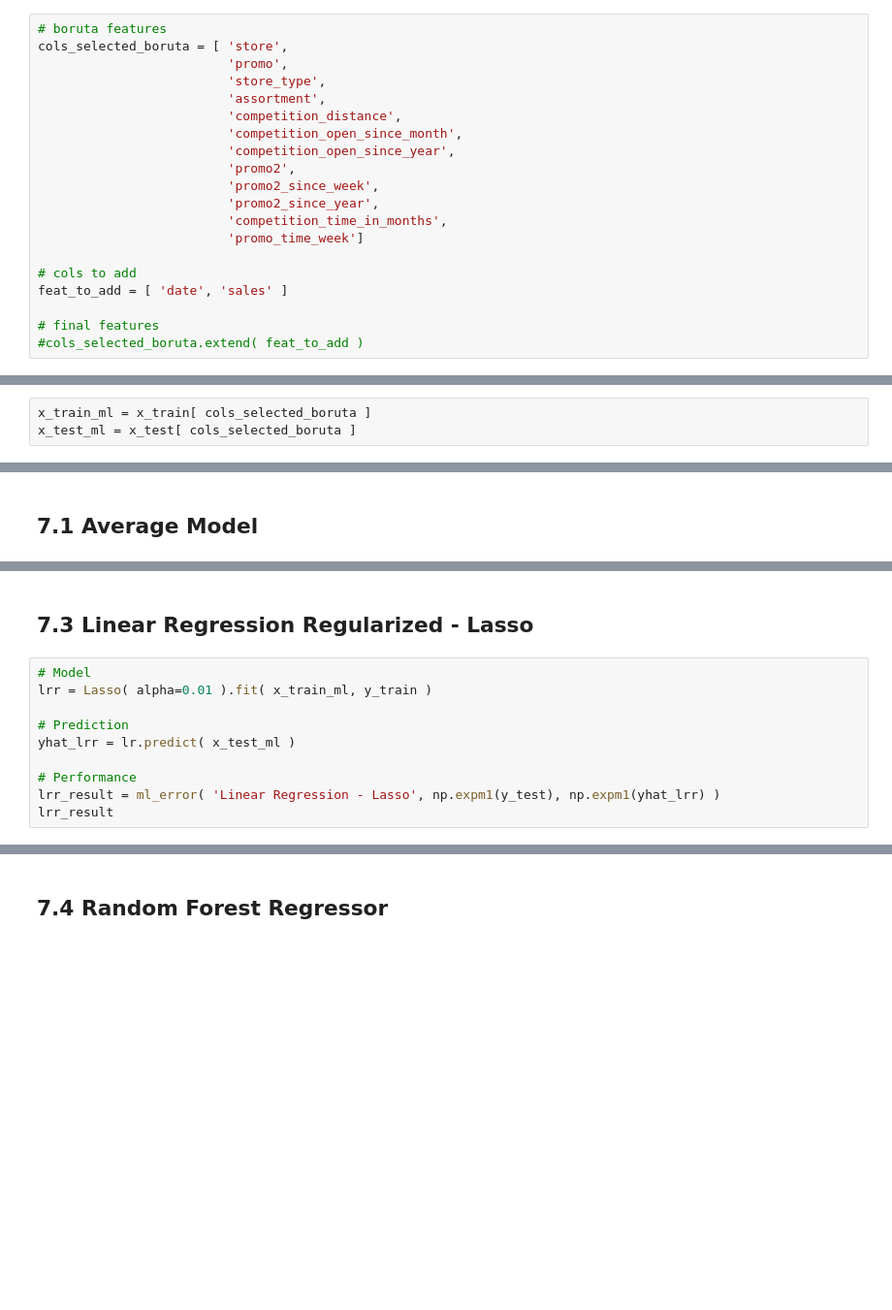
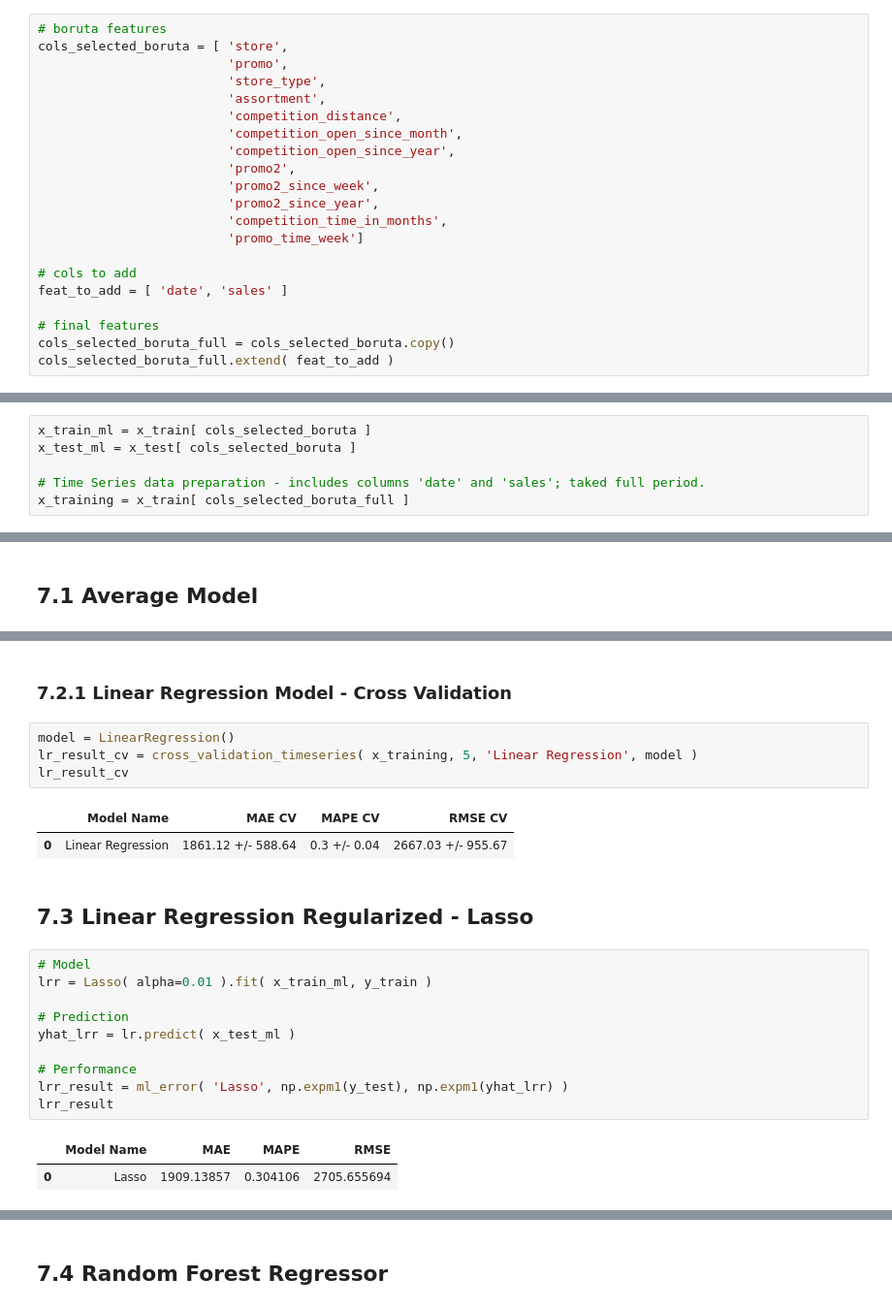
Before and after one commit to victor-bongestab/Rossman-Stores-Sales, a Jupyter notebook: v01_rossman-stores-sales.ipynb, the cells around one changed output, grey strips where cells are left out. Shown at 97% size. Cells and saved outputs as stored; diff of their text form; blank space fills up the shorter version.

```diff
--- a/v01_rossman-stores-sales.ipynb
+++ b/v01_rossman-stores-sales.ipynb
@@ -1050,4 +1514,5 @@ cols_selected_boruta = [ 'store',
 feat_to_add = [ 'date', 'sales' ]
 
 # final features
-#cols_selected_boruta.extend( feat_to_add )
+cols_selected_boruta_full = cols_selected_boruta.copy()
+cols_selected_boruta_full.extend( feat_to_add )
@@ -1107,3 +1570,6 @@ NÃO-LINEARES
 # %%
 x_train_ml = x_train[ cols_selected_boruta ]
 x_test_ml = x_test[ cols_selected_boruta ]
+
+# Time Series data preparation - includes columns 'date' and 'sales'; taked full period.
+x_training = x_train[ cols_selected_boruta_full ]
@@ -1139,3 +1609,12 @@ lr_result
+# %% [markdown]
+### 7.2.1 Linear Regression Model - Cross Validation
+# %%
+model = LinearRegression()
+lr_result_cv = cross_validation_timeseries( x_training, 5, 'Linear Regression', model )
+lr_result_cv
+# %% [output]
+|  | Model Name | MAE CV | MAPE CV | RMSE CV |
+| 0 | Linear Regression | 1861.12 +/- 588.64 | 0.3 +/- 0.04 | 2667.03 +/- 955.67 |
 # %% [markdown]
 ## 7.3 Linear Regression Regularized - Lasso
 # %%
@@ -1146,5 +1625,8 @@ lrr = Lasso( alpha=0.01 ).fit( x_train_ml, y_train )
 yhat_lrr = lr.predict( x_test_ml )
 
 # Performance
-lrr_result = ml_error( 'Linear Regression - Lasso', np.expm1(y_test), np.expm1(yhat_lrr) )
+lrr_result = ml_error( 'Lasso', np.expm1(y_test), np.expm1(yhat_lrr) )
 lrr_result
+# %% [output]
+|  | Model Name | MAE | MAPE | RMSE |
+| 0 | Lasso | 1909.13857 | 0.304106 | 2705.655694 |
```
Also changed, not shown: parts of 76 cells of this notebook.
